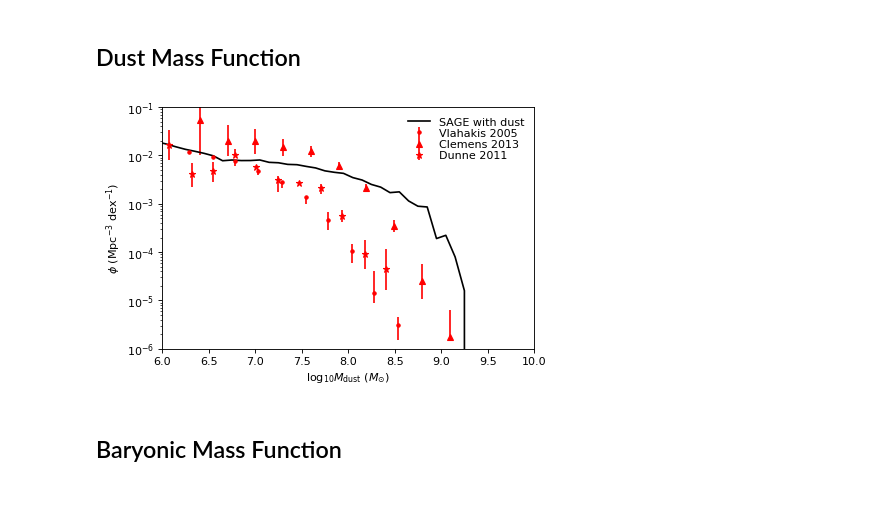
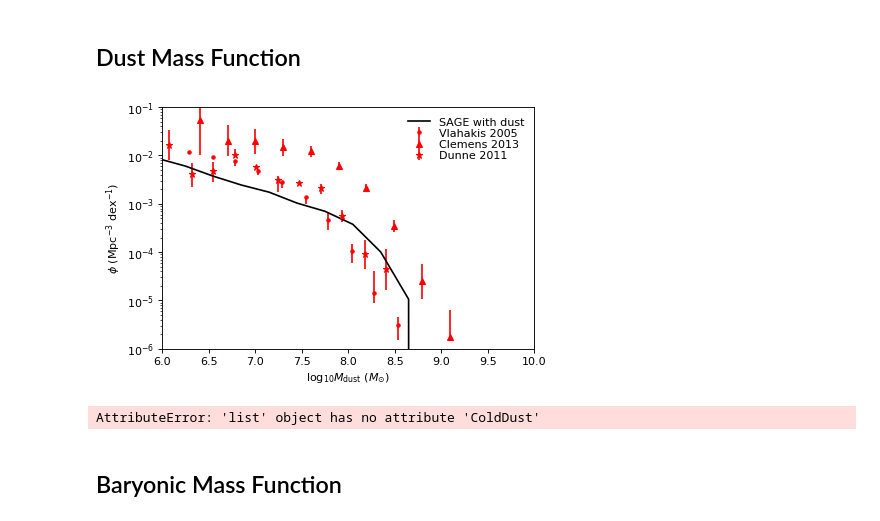
Before and after one commit to darrencroton/sage, a Jupyter notebook: analysis/allresults-new.ipynb, the cells around one changed output. Cells and saved outputs as stored; diff of their text form; code cells hidden in the pictures.

```diff
--- a/analysis/allresults-new.ipynb
+++ b/analysis/allresults-new.ipynb
@@ -6,14 +6,15 @@ Populating the interactive namespace from numpy and matplotlib
 from random import sample, seed
 # %%
 Hubble_h = 0.73
-BoxSize = 62.5
+BoxSize = ((62.5**3) * (8/8))**(1/3)
 #BoxSize = ((500**3) * (32/512))**(1/3)
 dilute = 5000
 sSFRcut = -11.0
 # %%
-directory = '../src/auxdata/trees/dust/'
+directory = '../src/auxdata/trees/play/'
 filename = 'model'
 redshift = [0.000, 1.386, 2.070, 3.060, 4.179, 5.289, 6.197, 7.272]
+#redshift = [0.000]
 firstfile = 0
 lastfile = 7
 MaxTreeFiles = lastfile - firstfile + 1
@@ -481,7 +480,7 @@ plt.savefig('plots/DTG-mass-mini.png')
 plt.figure()
 ax = plt.subplot(111)
 
-binwidth = 0.1
+binwidth = 0.3
 
 w = np.where(G_history[0].ColdDust > 0.0)[0]
 mass = np.log10(G_history[0].ColdDust[w] * 1.e10 / Hubble_h)
@@ -504,39 +503,41 @@ vlahakis_yerr = np.array([(0.0, 0), (0.0, 0.0), (0.097, 0), (0.081, 0), (0.122,
 vlahakis_yerr[0] = 10**vlahakis_y - 10**(vlahakis_y - vlahakis_yerr[0])
 vlahakis_yerr[1] = 10**(vlahakis_y + vlahakis_yerr[1]) - 10**vlahakis_y
 plt.errorbar(vlahakis_x, 10**vlahakis_y, vlahakis_yerr, fmt='r.', label='Vlahakis 2005')
 
 clemens_x = np.array([6.405, 6.706, 7.003, 7.304, 7.605, 7.903, 8.196, 8.497, 8.798, 9.096])
 clemens_y = np.array([-1.27, -1.696, -1.697, -1.829, -1.917, -2.212, -2.676, -3.454, -4.607, -5.749])
 clemens_yerr = np.array([(0.719, 0.281), (0.322, 0.319), (0.273, 0.239), (0.186, 0.166), (0.112, 0.104), (0.094, 0.073), (0.0, 0.093), (0.126, 0.114), (0.361, 0.364), (0.0, 0.545)]).T
 clemens_yerr[0] = 10**clemens_y - 10**(clemens_y - clemens_yerr[0])
 clemens_yerr[1] = 10**(clemens_y + clemens_yerr[1]) - 10**clemens_y
 plt.errorbar(clemens_x, 10**clemens_y, clemens_yerr, fmt='r^', label='Clemens 2013')
 
 dunne_x = np.array([6.071, 6.318, 6.546, 6.784, 7.011, 7.243, 7.470, 7.711, 7.931, 8.178, 8.409])
 dunne_y = np.array([-1.778, -2.391, -2.320, -1.991, -2.234, -2.517, -2.568, -2.675, -3.248, -4.048, -4.356])
 dunne_yerr = np.array([(0.313, 0.313), (0.258, 0.234), (0.229, 0.188), (0.0, 0.117), (0.0, 0.0), (0.233, 0.083), (0.0, 0.0), (0.112, 0.082), (0.124, 0.118), (0.309, 0.301), (0.433, 0.431)]).T
 dunne_yerr[0] = 10**dunne_y - 10**(dunne_y - dunne_yerr[0])
 dunne_yerr[1] = 10**(dunne_y + dunne_yerr[1]) - 10**dunne_y
 plt.errorbar(dunne_x, 10**dunne_y, dunne_yerr, fmt='r*', label='Dunne 2011')
 
 plt.yscale('log', nonposy='clip')
 plt.axis([6.0, 10.0, 1.0e-6, 1.0e-1])
 
 plt.ylabel(r'$\phi\ (\mathrm{Mpc}^{-3}\ \mathrm{dex}^{-1})$')  # Set the y...
 plt.xlabel(r'$\log_{10} M_{\mathrm{dust}}\ (M_{\odot})$')  # and the x-axis labels
 
 leg = plt.legend(loc=0, numpoints=1, labelspacing=0.1)
 leg.draw_frame(False)  # Don't want a box frame
 for t in leg.get_texts():  # Reduce the size of the text
     t.set_fontsize('medium')
 
-plt.savefig('plots/DMF-mini.png')
+#plt.savefig('plots/DMF-mini.png')
 # %% [output]
-[figure, old version]
+[figure, new version]
 # %%
 w = np.where(G_snap2.ColdDust > 0)[0]
 mass2 = np.log10(G_snap2.ColdDust[w] * 1.e10 / Hubble_h)
 min(G_snap2.ColdDust * 1.e10 / Hubble_h)
+# %% [output]
+AttributeError: 'list' object has no attribute 'ColdDust'
 # %% [markdown]
 ## Baryonic Mass Function
 # %%
```
Also changed, not shown: parts of 26 cells of this notebook, 10 other files.
